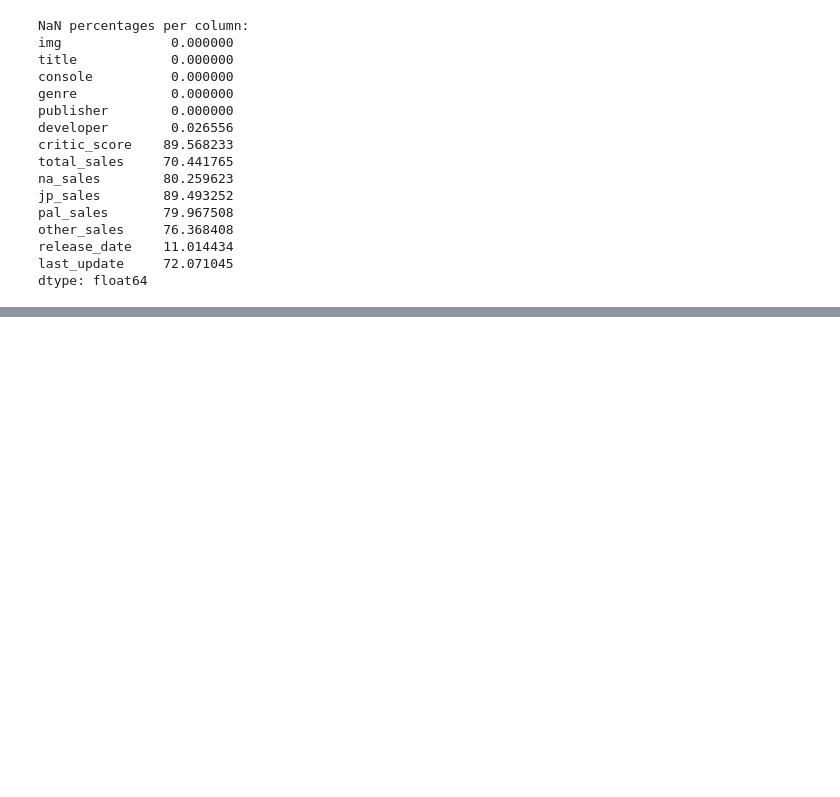
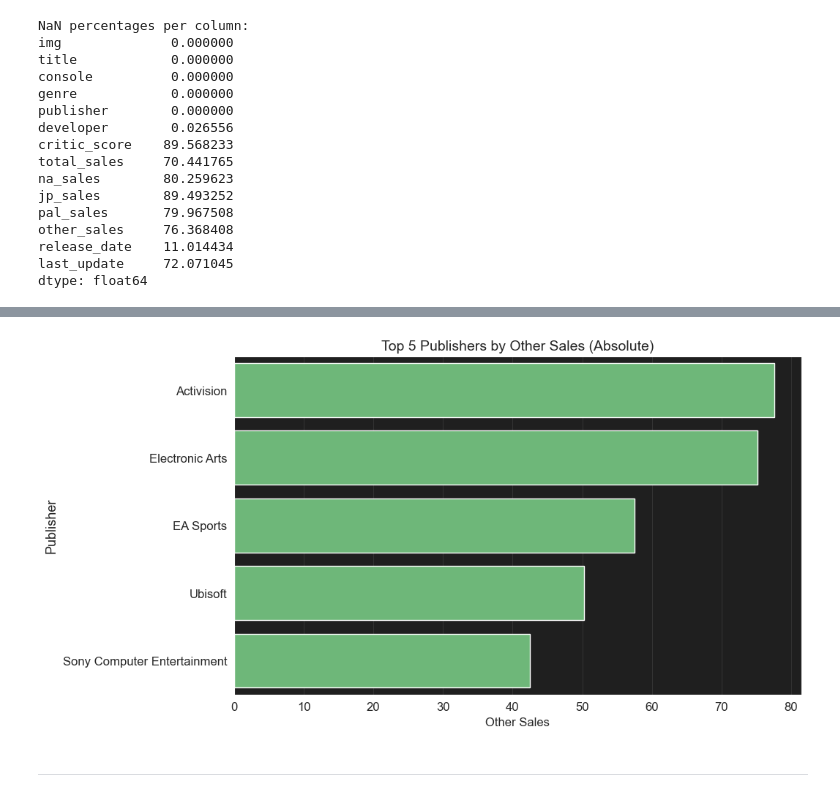
Before and after one commit to sb25345/https-github.com-CCT-Dublin-ca1-semester-2-data-visualization-sb25345-invitations, a Jupyter notebook: CA1-DV-sba25345.ipynb, the cells around one changed output, grey strips where cells are left out. Cells and saved outputs as stored; diff of their text form; code cells hidden in the pictures; blank space fills up the shorter version.

```diff
--- a/CA1-DV-sba25345.ipynb
+++ b/CA1-DV-sba25345.ipynb
@@ -153,0 +292,11 @@ df['year'] = df['year'].round(0).astype('float64')  # float64 avoids seaborn Int
+# %%
+plt.figure(figsize=(10, 6))
+sns.barplot(data=top_publishers, x='other_sales', y='publisher')
+plt.title('Top 5 Publishers by Other Sales (Absolute)', fontsize=14)
+plt.xlabel('Other Sales', fontsize=12)
+plt.ylabel('Publisher', fontsize=13)
+plt.show()
+# %% [output]
+[figure, added]
+# %% [markdown]
+************************************************************************************************************************
```
Also changed, not shown: parts of 22 cells of this notebook.
